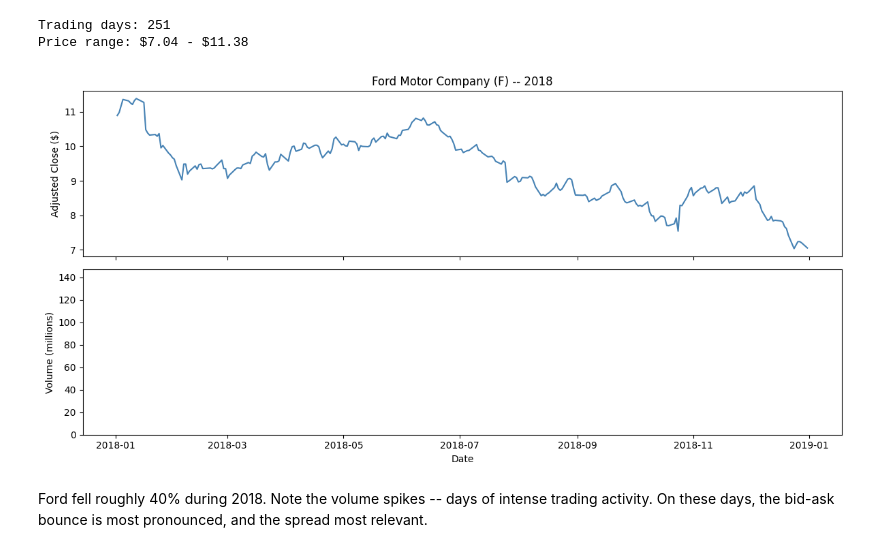
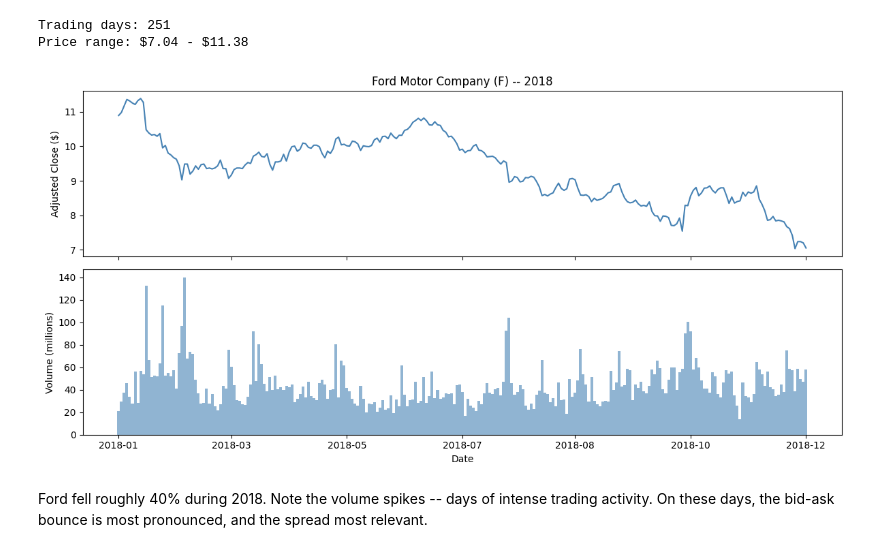
Before and after one commit to michaelnowotny/pyjags, a Jupyter notebook: notebooks/Trading Cost Estimation.ipynb, the cells around one changed output. Cells and saved outputs as stored; diff of their text form; code cells hidden in the pictures.

```diff
--- a/notebooks/Trading Cost Estimation.ipynb
+++ b/notebooks/Trading Cost Estimation.ipynb
@@ -117,20 +103,28 @@ print(f"Price range: ${merged['Adj Close'].min():.2f} - ${merged['Adj Close'].ma
 Trading days: 251
 Price range: $7.04 - $11.38
 # %%
+import pandas as pd
+
 fig, axes = plt.subplots(2, 1, figsize=(12, 6), sharex=True)
 
-axes[0].plot(dates, merged["Adj Close"].values, color="steelblue", linewidth=1.5)
+x = range(len(dates))
+axes[0].plot(x, merged["Adj Close"].values, color="steelblue", linewidth=1.5)
 axes[0].set_ylabel("Adjusted Close ($)")
 axes[0].set_title("Ford Motor Company (F) -- 2018")
 
-axes[1].bar(dates, volume / 1e6, color="steelblue", alpha=0.6, width=1)
+axes[1].bar(x, volume / 1e6, color="steelblue", alpha=0.6, width=1)
 axes[1].set_ylabel("Volume (millions)")
 axes[1].set_xlabel("Date")
 
+tick_pos = np.linspace(0, len(dates) - 1, 7, dtype=int)
+for ax in axes:
+    ax.set_xticks(tick_pos)
+    ax.set_xticklabels([pd.Timestamp(dates[i]).strftime("%Y-%m") for i in tick_pos])
+
 plt.tight_layout()
 plt.show()
 # %% [output]
-[figure, old version]
+[figure, new version]
 # %% [markdown]
 Ford fell roughly 40% during 2018. Note the volume spikes -- days of
 intense trading activity. On these days, the bid-ask bounce is most
```
Also changed, not shown: parts of 8 cells of this notebook, 2 other files.
